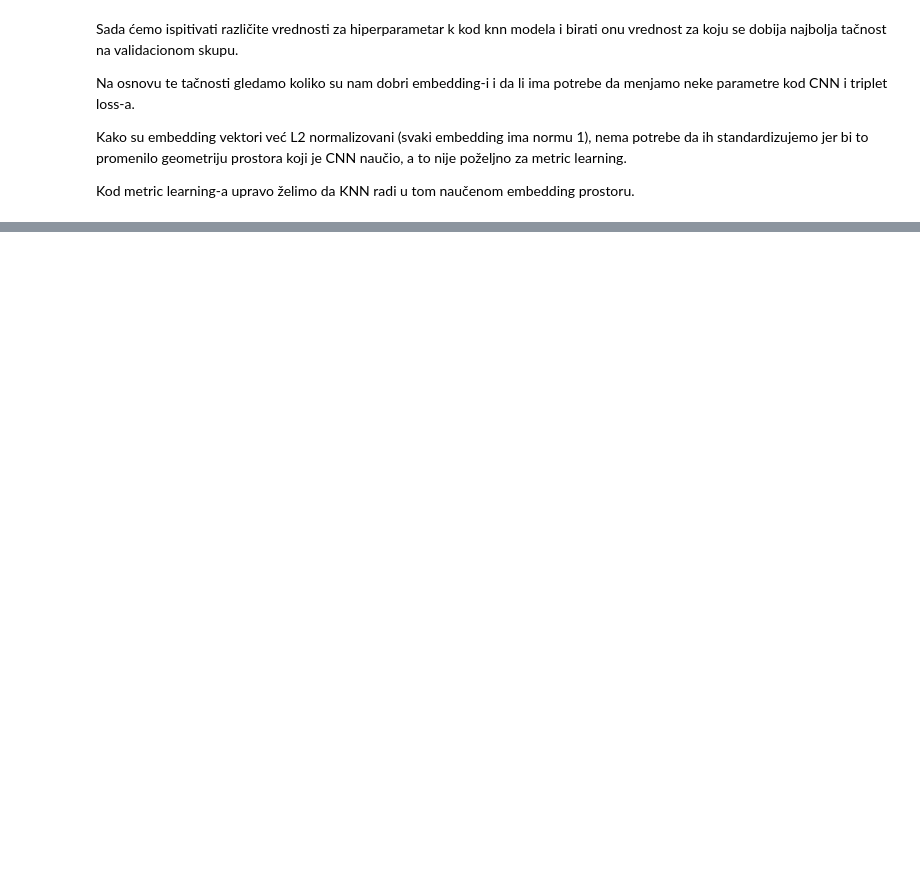
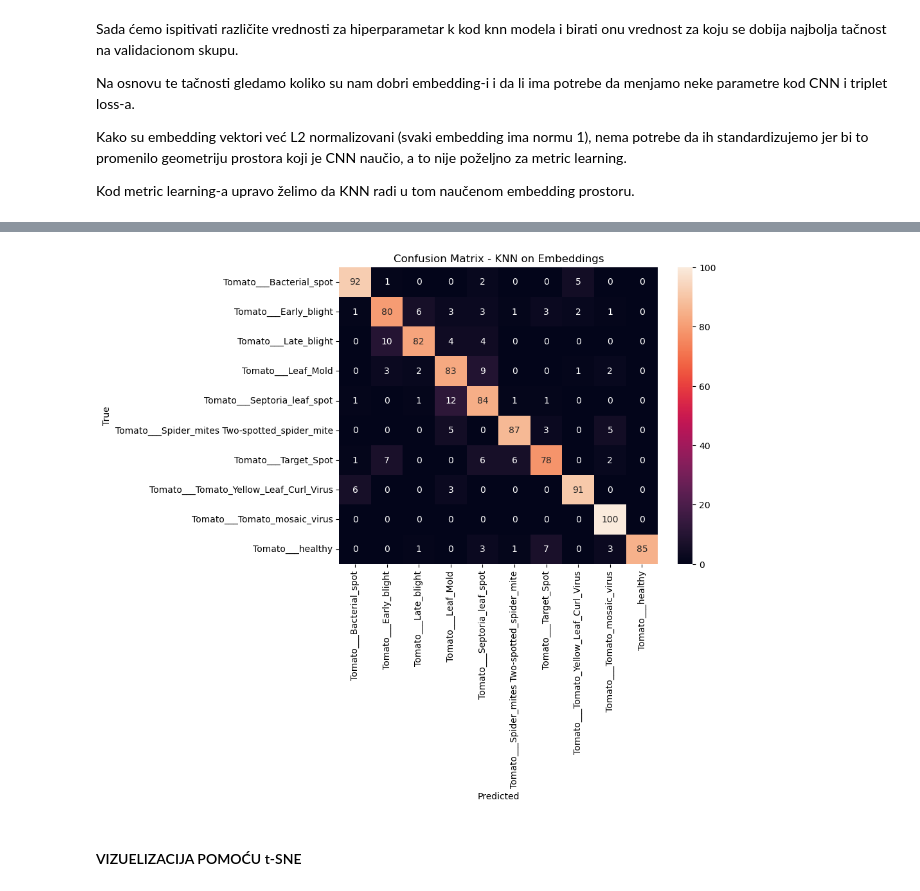
Before and after one commit to majasakovic/ML_projekat, a Jupyter notebook: notebooks/03_metric_learning.ipynb, the cells around one changed output, grey strips where cells are left out. Cells and saved outputs as stored; diff of their text form; code cells hidden in the pictures; blank space fills up the shorter version.

```diff
--- a/notebooks/03_metric_learning.ipynb
+++ b/notebooks/03_metric_learning.ipynb
@@ -494,0 +524,4 @@ Best Validation Accuracy: 0.868
+# %%
+test_pred = knn.predict(test_emb)
+test_acc = accuracy_score(test_labels, test_pred)
+print("Test Accuracy:", test_acc)
@@ -494,0 +551,13 @@ Best Validation Accuracy: 0.868
+# %%
+cm = confusion_matrix(test_labels, test_pred)
+
+plt.figure(figsize=(8,6))
+sns.heatmap(cm, annot=True, fmt='d',  xticklabels=class_names, yticklabels=class_names)
+plt.title("Confusion Matrix - KNN on Embeddings")
+plt.xlabel("Predicted")
+plt.ylabel("True")
+plt.show()
+# %% [output]
+[figure, added]
+# %% [markdown]
+#### VIZUELIZACIJA POMOĆU t-SNE
```
Also changed, not shown: parts of 20 cells of this notebook.
